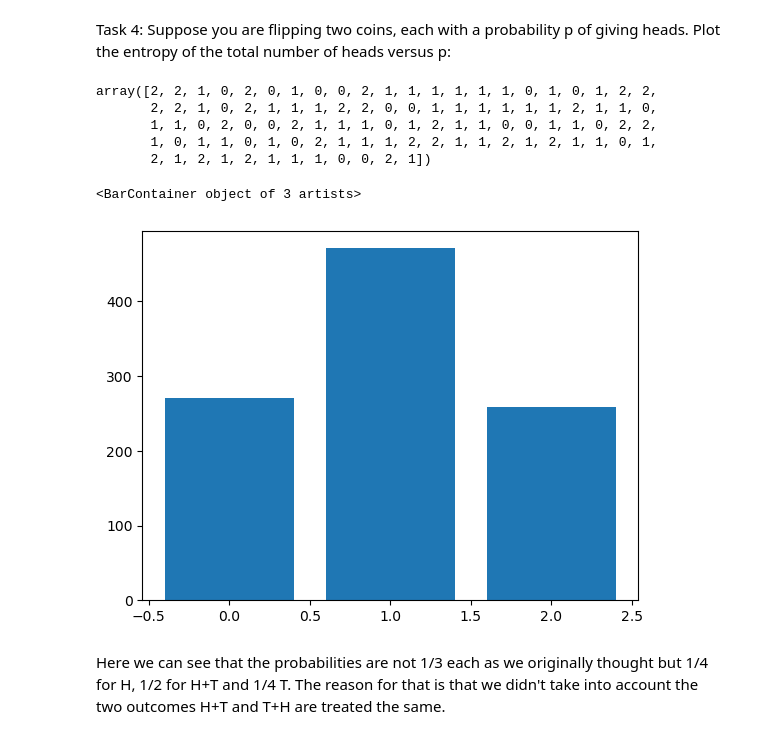
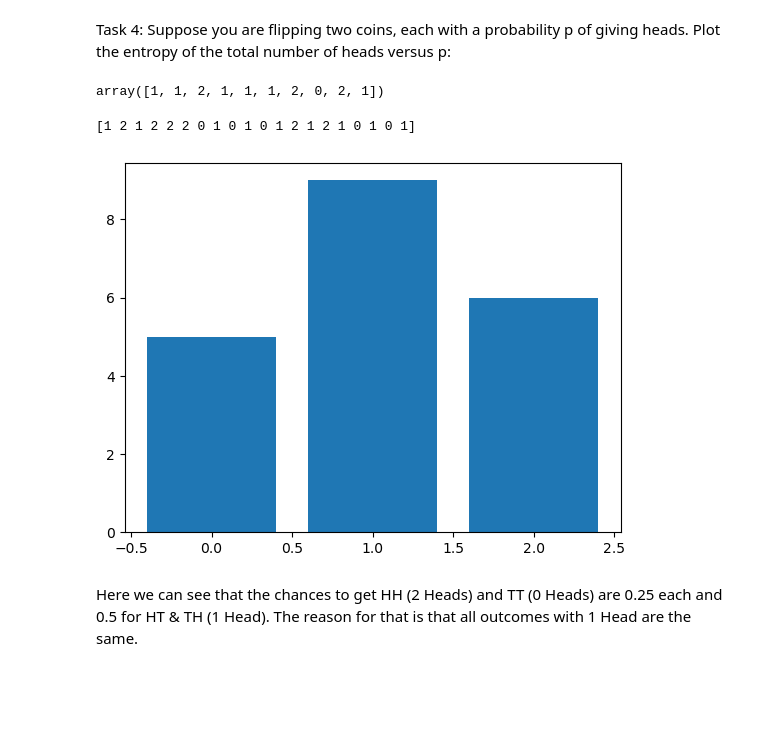
Before and after one commit to yimak/Fundamentals_of_data_analysis, a Jupyter notebook: Tasks.ipynb, the cells around one changed output. Saved outputs shown, nothing was run; the diff lists cells and outputs as text; code cells hidden in the pictures; blank space fills up the shorter version.

```diff
--- a/Tasks.ipynb
+++ b/Tasks.ipynb
@@ -194,24 +194,22 @@ import matplotlib.pyplot as plt
 # %%
 #we will use the binomial random distribution
 # n will designate the trials and p the probability, size will be number of times n (that is, 2 coins) with a probability of p to happen
-np.random.binomial(2, 0.5, 100)
+np.random.binomial(2, 0.5, 10)
 # %% [output]
-array([2, 2, 1, 0, 2, 0, 1, 0, 0, 2, 1, 1, 1, 1, 1, 1, 0, 1, 0, 1, 2, 2,
-       2, 2, 1, 0, 2, 1, 1, 1, 2, 2, 0, 0, 1, 1, 1, 1, 1, 1, 2, 1, 1, 0,
-       1, 1, 0, 2, 0, 0, 2, 1, 1, 1, 0, 1, 2, 1, 1, 0, 0, 1, 1, 0, 2, 2,
-       1, 0, 1, 1, 0, 1, 0, 2, 1, 1, 1, 2, 2, 1, 1, 2, 1, 2, 1, 1, 0, 1,
-       2, 1, 2, 1, 2, 1, 1, 1, 0, 0, 2, 1])
+array([1, 1, 2, 1, 1, 1, 2, 0, 2, 1])
 # %%
-#representation in plot, flipping two fair coins 1000 times
-rand_coins = np.random.binomial(2,0.5,1000)
+#representation in plot, flipping two fair coins with a 0.5 probability of heads 100 times.
+#the possibilities would be; HH, HT or TT.
+rand_coins = np.random.binomial(2,0.5,20)
+print(rand_coins)
 
 #create empty plot
 fig, ax = plt.subplots()
 
 #count unique values
 x,counts = np.unique(rand_coins, return_counts=True)
 
-ax.bar(x,counts)
+ax.bar(x,counts);
 # %% [output]
-<BarContainer object of 3 artists>
+[1 2 1 2 2 2 0 1 0 1 0 1 2 1 2 1 0 1 0 1]
-[figure, old version]
+[figure, new version]
@@ -220,2 +216,2 @@ entropies =
-# %% [markdown]
-Here we can see that the probabilities are not 1/3 each as we originally thought but 1/4 for H, 1/2 for H+T and 1/4 T. The reason for that is that we didn't take into account the two outcomes H+T and T+H are treated the same.
+# %% [markdown]
+Here we can see that the chances to get HH (2 Heads) and TT (0 Heads) are 0.25 each and 0.5 for HT & TH (1 Head). The reason for that is that all outcomes with 1 Head are the same.
```
Also changed, not shown: parts of 5 cells of this notebook, 1 other file.
